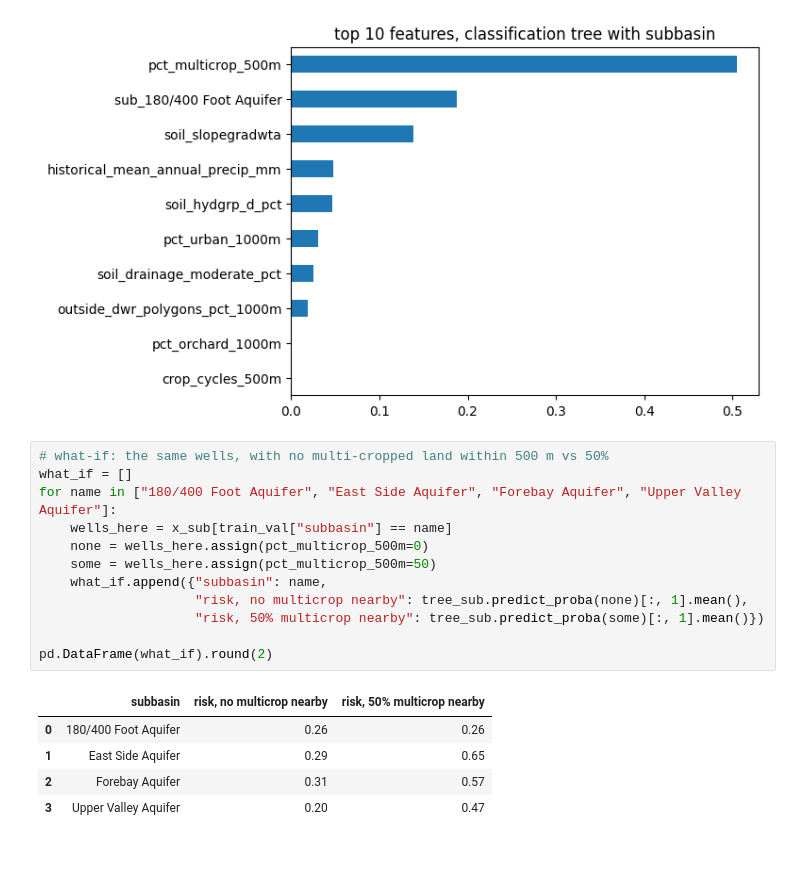
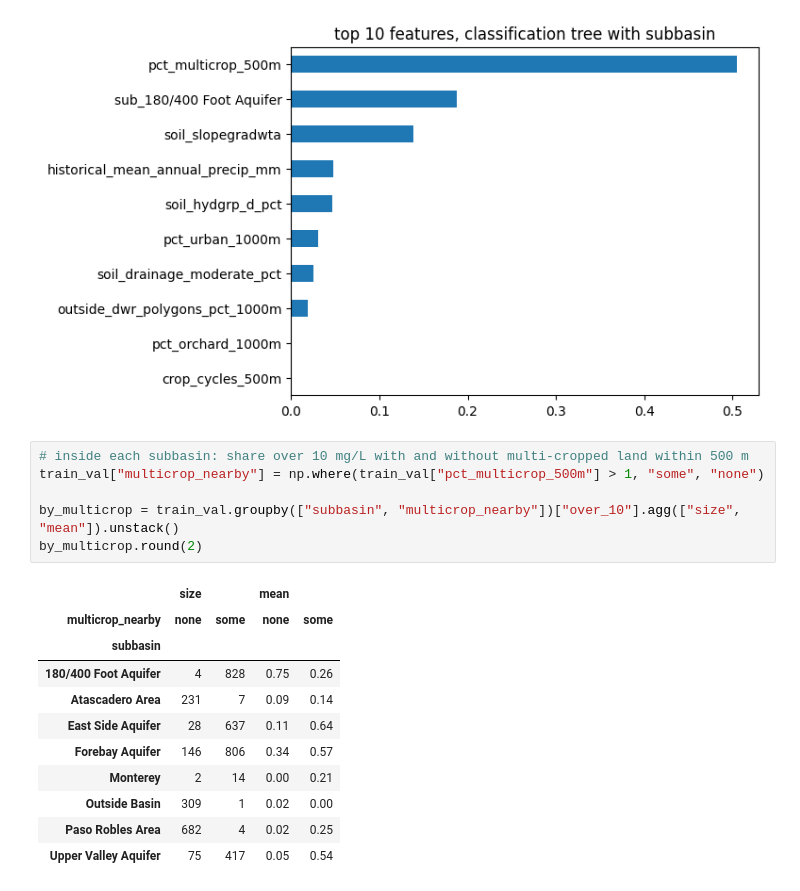
Before and after one commit to Erdos-Projects/fall-2026-infrastructure-placement, a Jupyter notebook: notebooks/models/decision_tree.ipynb, the cells around one changed output. Saved outputs shown, nothing was run; the diff lists cells and outputs as text; blank space fills up the shorter version.

Commit message:
decision tree: crop vs location check, remove per-subbasin trees

```diff
--- a/notebooks/models/decision_tree.ipynb
+++ b/notebooks/models/decision_tree.ipynb
@@ -271,20 +271,20 @@ plt.show()
 # %% [output]
 [figure]
 # %%
-# what-if: the same wells, with no multi-cropped land within 500 m vs 50%
-what_if = []
-for name in ["180/400 Foot Aquifer", "East Side Aquifer", "Forebay Aquifer", "Upper Valley Aquifer"]:
-    wells_here = x_sub[train_val["subbasin"] == name]
-    none = wells_here.assign(pct_multicrop_500m=0)
-    some = wells_here.assign(pct_multicrop_500m=50)
-    what_if.append({"subbasin": name,
-                    "risk, no multicrop nearby": tree_sub.predict_proba(none)[:, 1].mean(),
-                    "risk, 50% multicrop nearby": tree_sub.predict_proba(some)[:, 1].mean()})
+# inside each subbasin: share over 10 mg/L with and without multi-cropped land within 500 m
+train_val["multicrop_nearby"] = np.where(train_val["pct_multicrop_500m"] > 1, "some", "none")
 
-pd.DataFrame(what_if).round(2)
+by_multicrop = train_val.groupby(["subbasin", "multicrop_nearby"])["over_10"].agg(["size", "mean"]).unstack()
+by_multicrop.round(2)
 # %% [output]
-|  | subbasin | risk, no multicrop nearby | risk, 50% multicrop nearby |
-| 0 | 180/400 Foot Aquifer | 0.26 | 0.26 |
-| 1 | East Side Aquifer | 0.29 | 0.65 |
-| 2 | Forebay Aquifer | 0.31 | 0.57 |
-| 3 | Upper Valley Aquifer | 0.20 | 0.47 |
+|  | size |  | mean |  |
+| multicrop_nearby | none | some | none | some |
+| subbasin |  |  |  |  |
+| 180/400 Foot Aquifer | 4 | 828 | 0.75 | 0.26 |
+| Atascadero Area | 231 | 7 | 0.09 | 0.14 |
+| East Side Aquifer | 28 | 637 | 0.11 | 0.64 |
+| Forebay Aquifer | 146 | 806 | 0.34 | 0.57 |
+| Monterey | 2 | 14 | 0.00 | 0.21 |
+| Outside Basin | 309 | 1 | 0.02 | 0.00 |
+| Paso Robles Area | 682 | 4 | 0.02 | 0.25 |
+| Upper Valley Aquifer | 75 | 417 | 0.05 | 0.54 |
```
Also changed, not shown: parts of 2 cells of this notebook.
